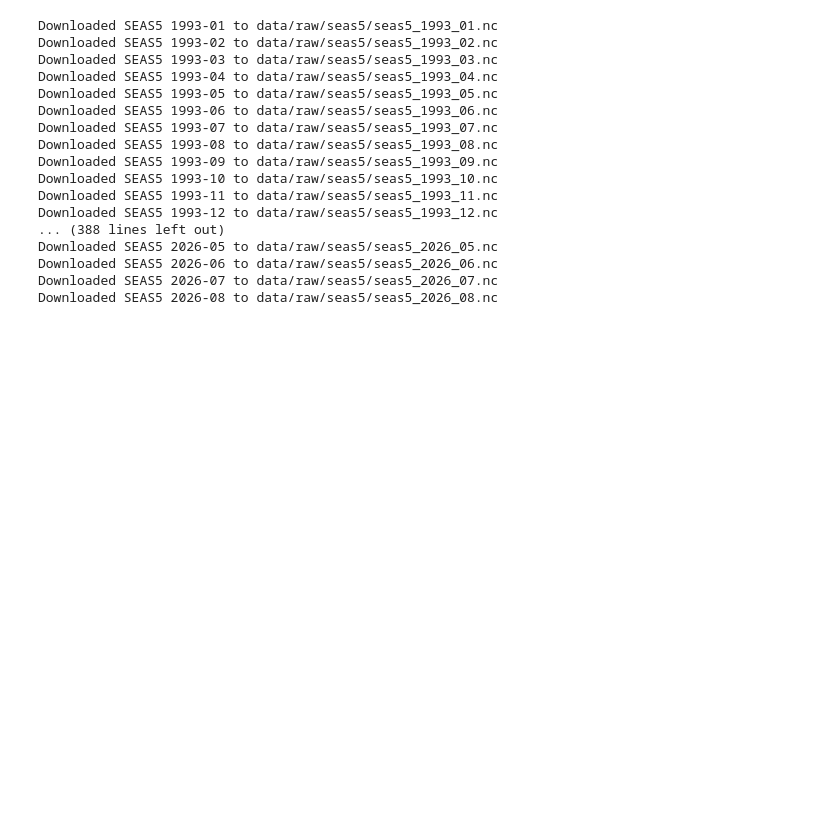
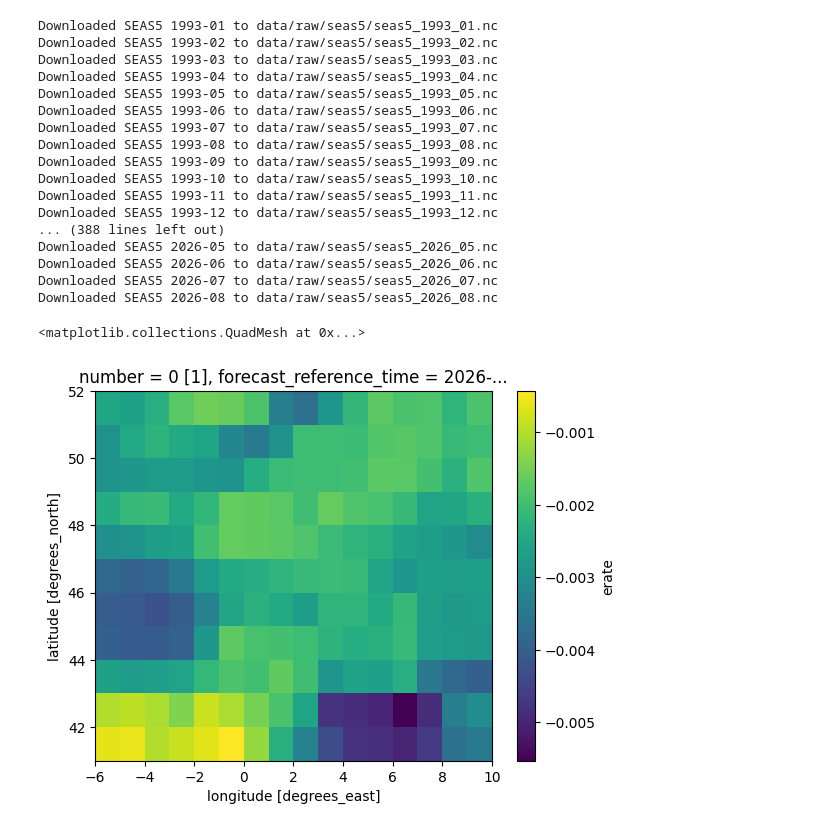
Before and after one commit to Catmosphere314/IrriGator, a Jupyter notebook: notebook/55_archive_runner.ipynb, the cells around one changed output. Saved outputs shown, nothing was run; the diff lists cells and outputs as text; code cells hidden in the pictures; blank space fills up the shorter version.

```diff
--- a/notebook/55_archive_runner.ipynb
+++ b/notebook/55_archive_runner.ipynb
@@ -310,3 +321,9 @@ Downloaded SEAS5 2026-05 to data/raw/seas5/seas5_2026_05.nc
 Downloaded SEAS5 2026-06 to data/raw/seas5/seas5_2026_06.nc
 Downloaded SEAS5 2026-07 to data/raw/seas5/seas5_2026_07.nc
 Downloaded SEAS5 2026-08 to data/raw/seas5/seas5_2026_08.nc
+# %%
+import xarray as xr
+(xr.open_dataset("/home/mbaldacchino/code/IrriGator/data/raw/seas5/seas5_2026_08.nc").erate.isel(number=0, forecastMonth=0)*86400).plot()
+# %% [output]
+<matplotlib.collections.QuadMesh at 0x...>
+[figure, added]
```
Also changed, not shown: parts of 4 cells of this notebook, 1 other file.
